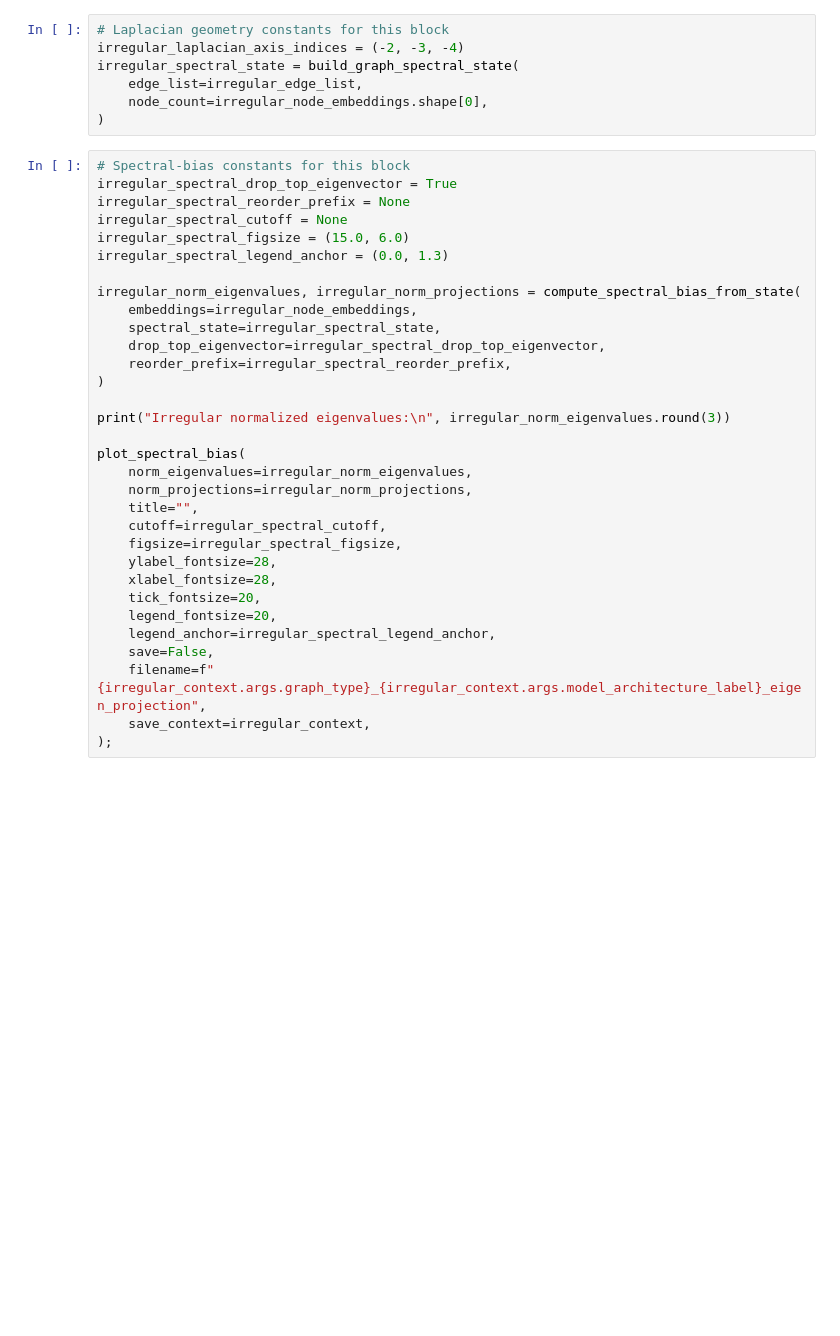
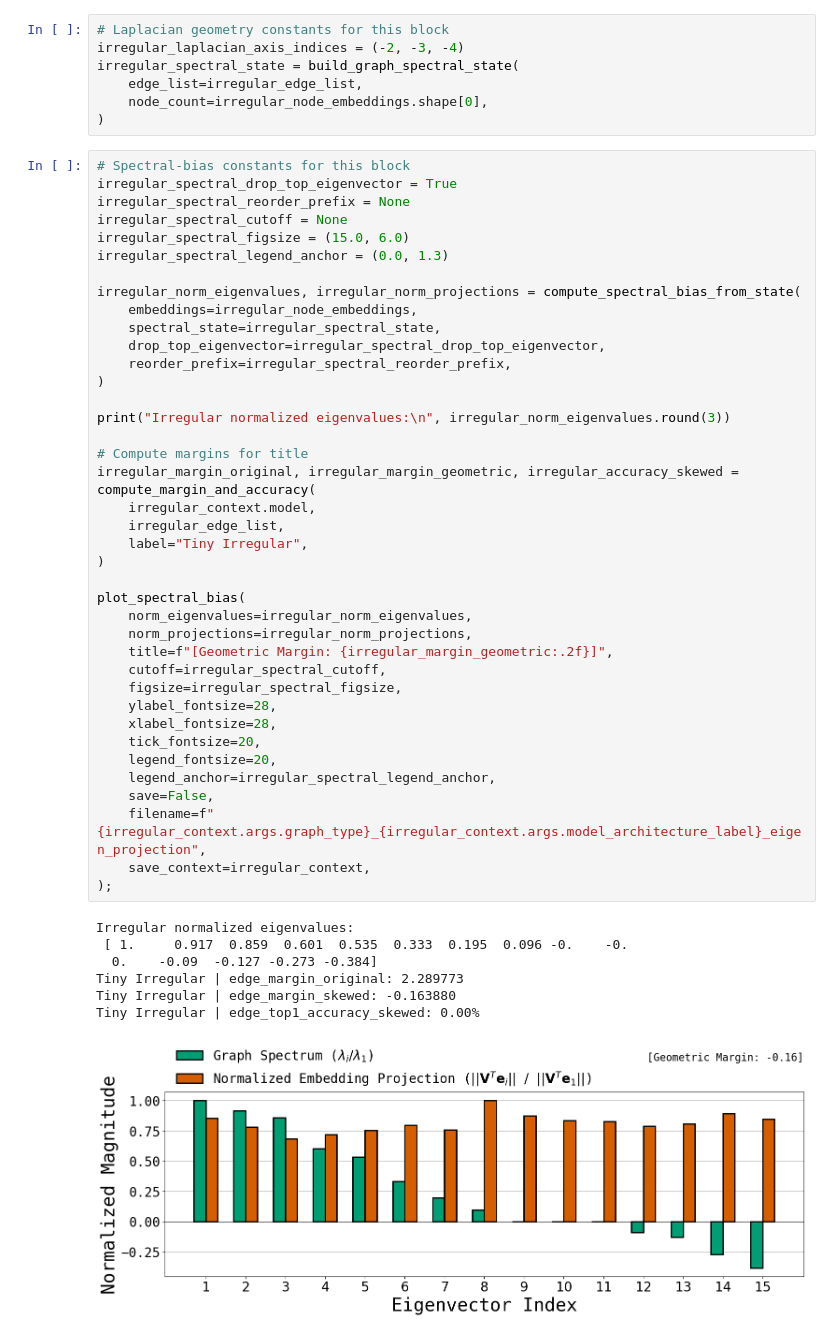
Before and after one commit to Shahriarnz14/Geometric_Memory, a Jupyter notebook: tiny_graphs_notebooks/experiment_notebooks_self_edges/tiny_associative.ipynb, the cells around one changed output. Drawn from its saved outputs; the diff is of its cells as text; blank space fills up the shorter version.

```diff
--- a/tiny_graphs_notebooks/experiment_notebooks_self_edges/tiny_associative.ipynb
+++ b/tiny_graphs_notebooks/experiment_notebooks_self_edges/tiny_associative.ipynb
@@ -932,31 +1197,46 @@ irregular_spectral_state = build_graph_spectral_state(
 # Spectral-bias constants for this block
 irregular_spectral_drop_top_eigenvector = True
 irregular_spectral_reorder_prefix = None
 irregular_spectral_cutoff = None
 irregular_spectral_figsize = (15.0, 6.0)
 irregular_spectral_legend_anchor = (0.0, 1.3)
 
 irregular_norm_eigenvalues, irregular_norm_projections = compute_spectral_bias_from_state(
     embeddings=irregular_node_embeddings,
     spectral_state=irregular_spectral_state,
     drop_top_eigenvector=irregular_spectral_drop_top_eigenvector,
     reorder_prefix=irregular_spectral_reorder_prefix,
 )
 
 print("Irregular normalized eigenvalues:\n", irregular_norm_eigenvalues.round(3))
 
+# Compute margins for title
+irregular_margin_original, irregular_margin_geometric, irregular_accuracy_skewed = compute_margin_and_accuracy(
+    irregular_context.model,
+    irregular_edge_list,
+    label="Tiny Irregular",
+)
+
 plot_spectral_bias(
     norm_eigenvalues=irregular_norm_eigenvalues,
     norm_projections=irregular_norm_projections,
-    title="",
+    title=f"[Geometric Margin: {irregular_margin_geometric:.2f}]",
     cutoff=irregular_spectral_cutoff,
     figsize=irregular_spectral_figsize,
     ylabel_fontsize=28,
     xlabel_fontsize=28,
     tick_fontsize=20,
     legend_fontsize=20,
     legend_anchor=irregular_spectral_legend_anchor,
     save=False,
     filename=f"{irregular_context.args.graph_type}_{irregular_context.args.model_architecture_label}_eigen_projection",
     save_context=irregular_context,
 );
+# %% [output]
+Irregular normalized eigenvalues:
+ [ 1.     0.917  0.859  0.601  0.535  0.333  0.195  0.096 -0.    -0.
+  0.    -0.09  -0.127 -0.273 -0.384]
+Tiny Irregular | edge_margin_original: 2.289773
+Tiny Irregular | edge_margin_skewed: -0.163880
+Tiny Irregular | edge_top1_accuracy_skewed: 0.00%
+[figure, added]
```
Also changed, not shown: parts of 31 cells of this notebook.
